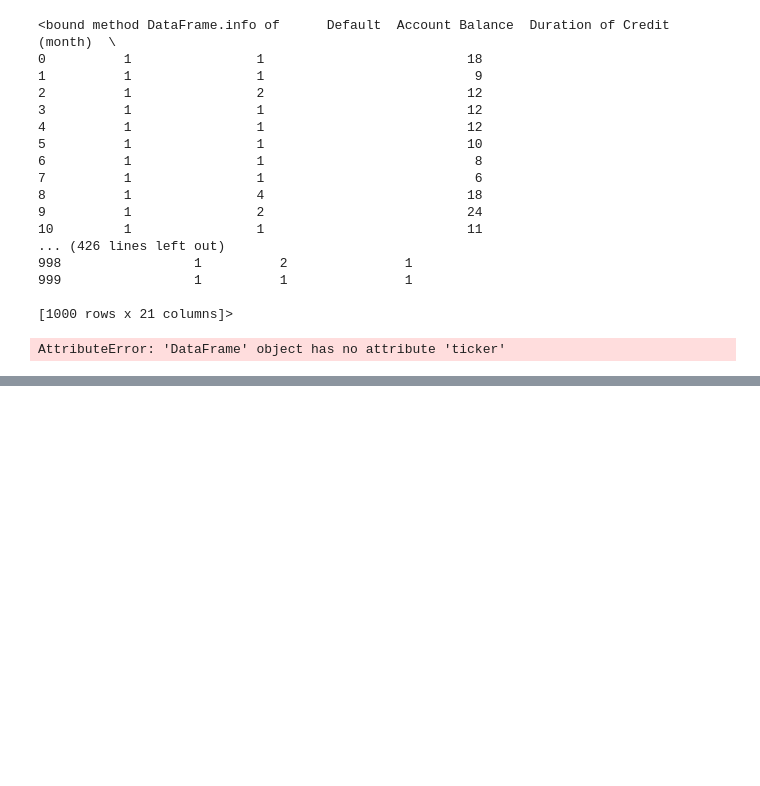
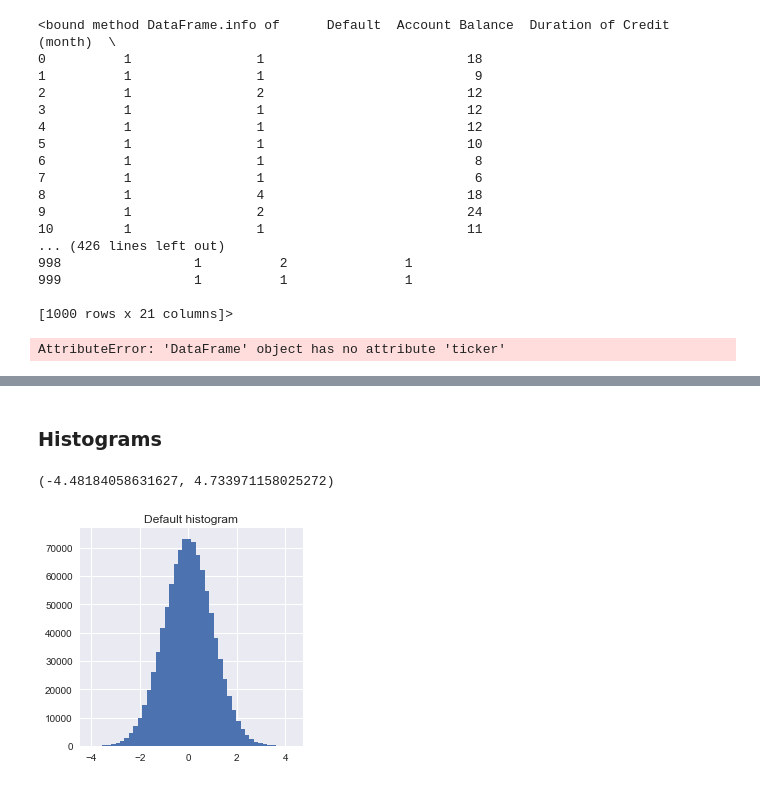
Before and after one commit to freakylemon/py_from_edhec, a Jupyter notebook: My first python notebook.ipynb, the cells around one changed output, grey strips where cells are left out. Cells and saved outputs as stored; diff of their text form; code cells hidden in the pictures; blank space fills up the shorter version.

```diff
--- a/My first python notebook.ipynb
+++ b/My first python notebook.ipynb
@@ -201,0 +348,11 @@ AttributeError: 'DataFrame' object has no attribute 'ticker'
+# %% [markdown]
+### Histograms
+# %%
+plt.figure(figsize = (4,4))
+n = np.random.randn(1000000)
+plt.hist(n, bins=50)
+plt.title("Default histogram")
+plt.xlim(min(n), max(n))
+# %% [output]
+(-4.48184058631627, 4.733971158025272)
+[figure, added]
```
Also changed, not shown: parts of 33 cells of this notebook, 9 other files.
